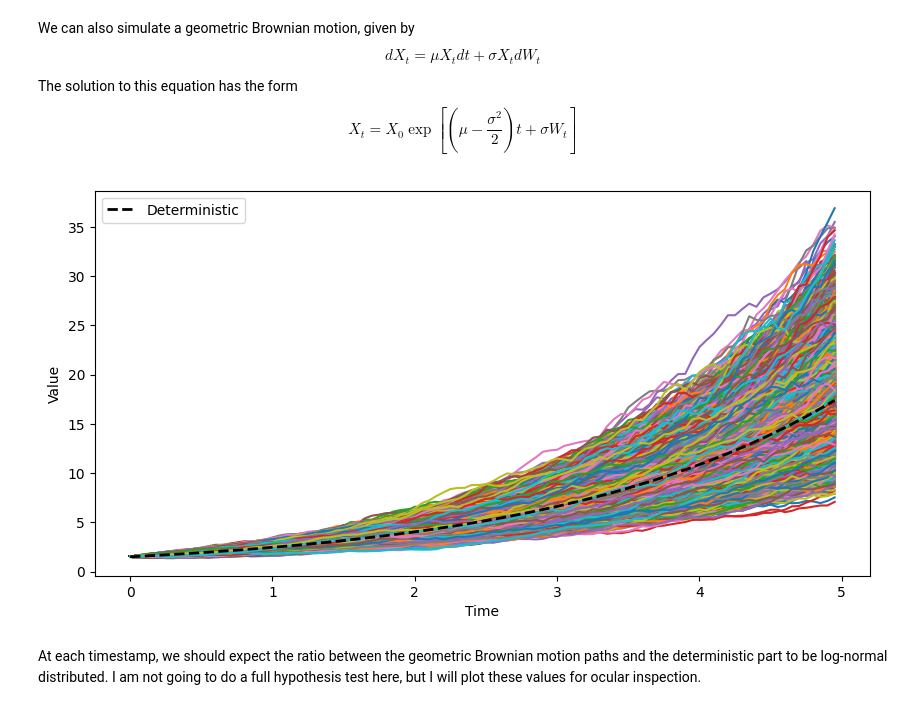
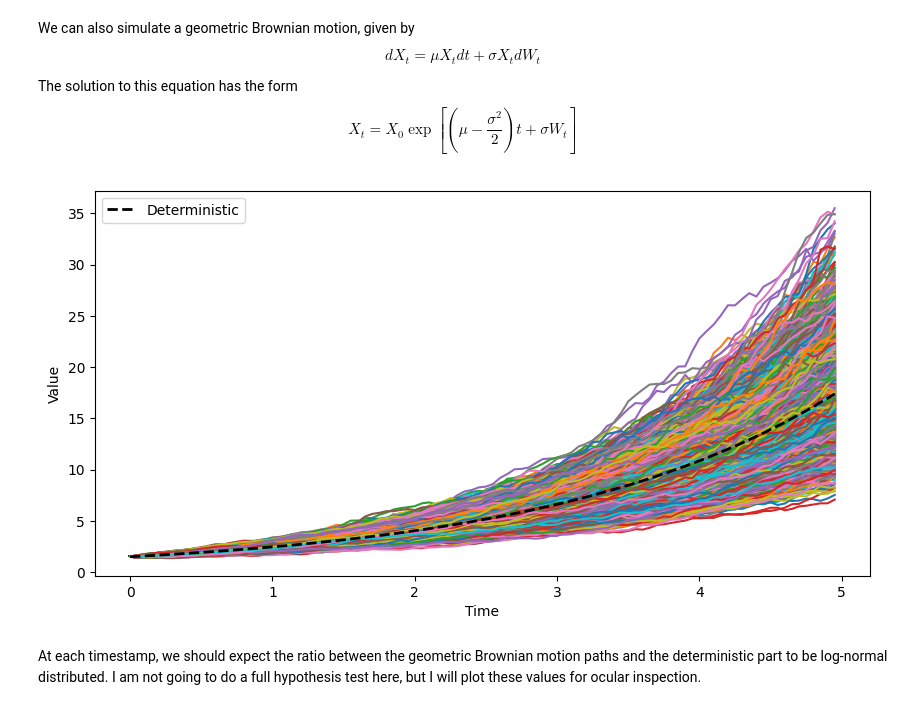
Before and after one commit to victorventuri/misc_quant, a Jupyter notebook: notebooks/stochastic_processes/visualizing_ito.ipynb, the cells around one changed output. Cells and saved outputs as stored; diff of their text form; code cells hidden in the pictures.

```diff
--- a/notebooks/stochastic_processes/visualizing_ito.ipynb
+++ b/notebooks/stochastic_processes/visualizing_ito.ipynb
@@ -76,35 +76,35 @@ class SimpleScale():
 
     def __call__(self, time: float, x: Union[float, np.ndarray]) -> Union[float, np.ndarray]:
         return self.scale * (x ** self.power)
 
 # Define parameters
 mu = 0.5
 sigma2 = 0.01  # NOTE: this is not actually the same sigma, as it provides the covariance!
 drift = SimpleScale(scale=mu)
 diffusion = SimpleScale(scale=sigma2, power=2)  # Again, recall this provides a covariance!
 rng_seed = 62831
 
 gbm = Ito(infinitesimal_time_interval=0.05,
           drift=drift,
           stochastic_stepper=diffusion,
           seed=rng_seed)
 
 # Simulate
-num_simulations = 10000
+num_simulations = 5000
 num_steps = 100
 start_val = 1.5
 for _ in tqdm(range(num_simulations)):
     timestamps, values = gbm.simulate(num_steps=num_steps, start_value=start_val)
 
 # Plot
 fig, axes = gbm.plot_runs(subplots_args={'figsize': (10, 5)})
 # Let's also plot the "deterministic" part of the solution to the stochastic differential equation above
 deterministic_sol = start_val * np.exp((mu - (sigma2/2.)) * timestamps)
 axes.plot(timestamps, deterministic_sol,
           'k--', linewidth=2, label='Deterministic')
 _ = axes.legend(loc='upper left')
 # %% [output]
-[figure, old version]
+[figure, new version]
 # %% [markdown]
 At each timestamp, we should expect the ratio between the geometric Brownian motion paths and the deterministic part to be log-normal distributed. I am not going to do a full hypothesis test here, but I will plot these values for ocular inspection.
 # %%
```
Also changed, not shown: parts of 3 cells of this notebook.
